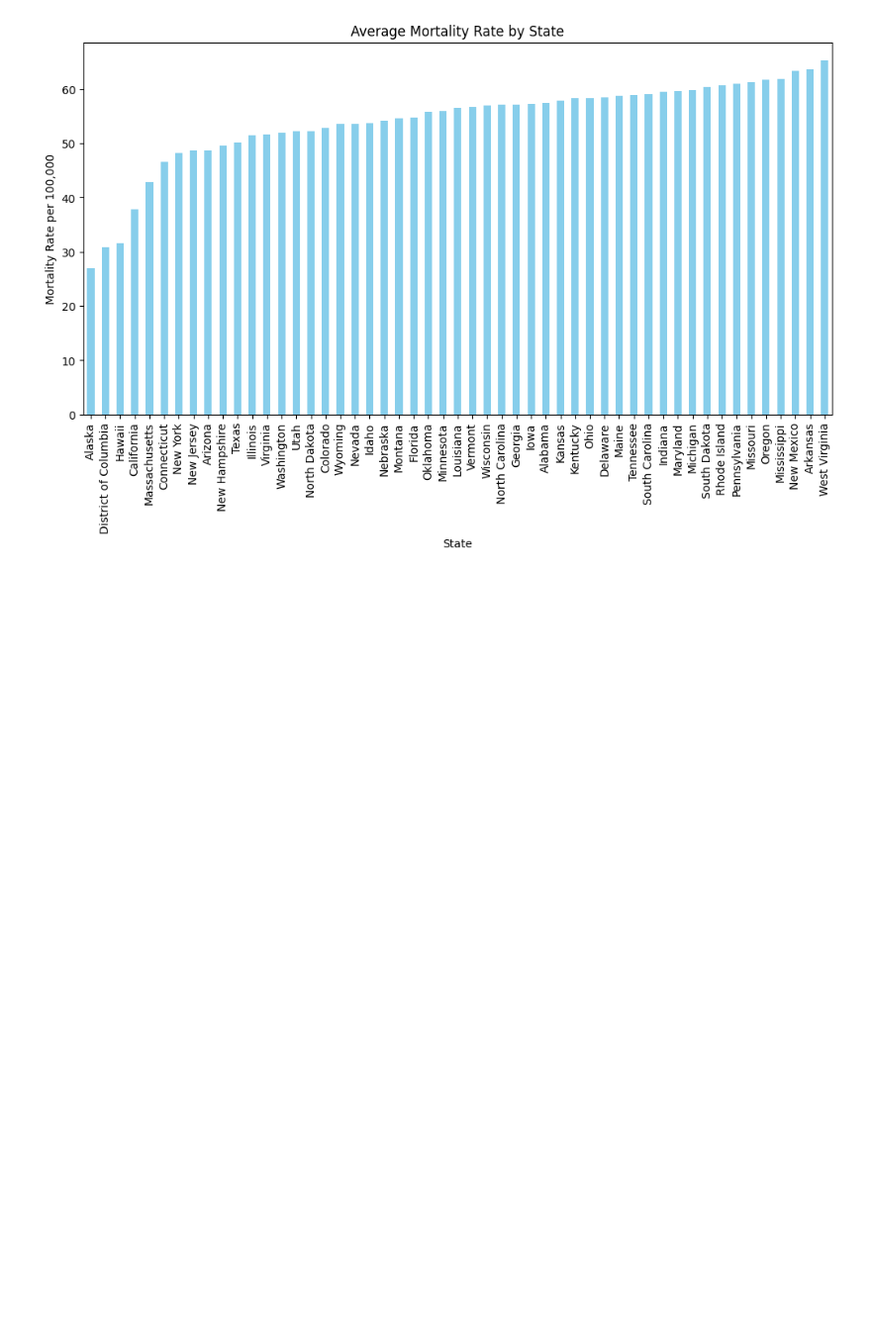
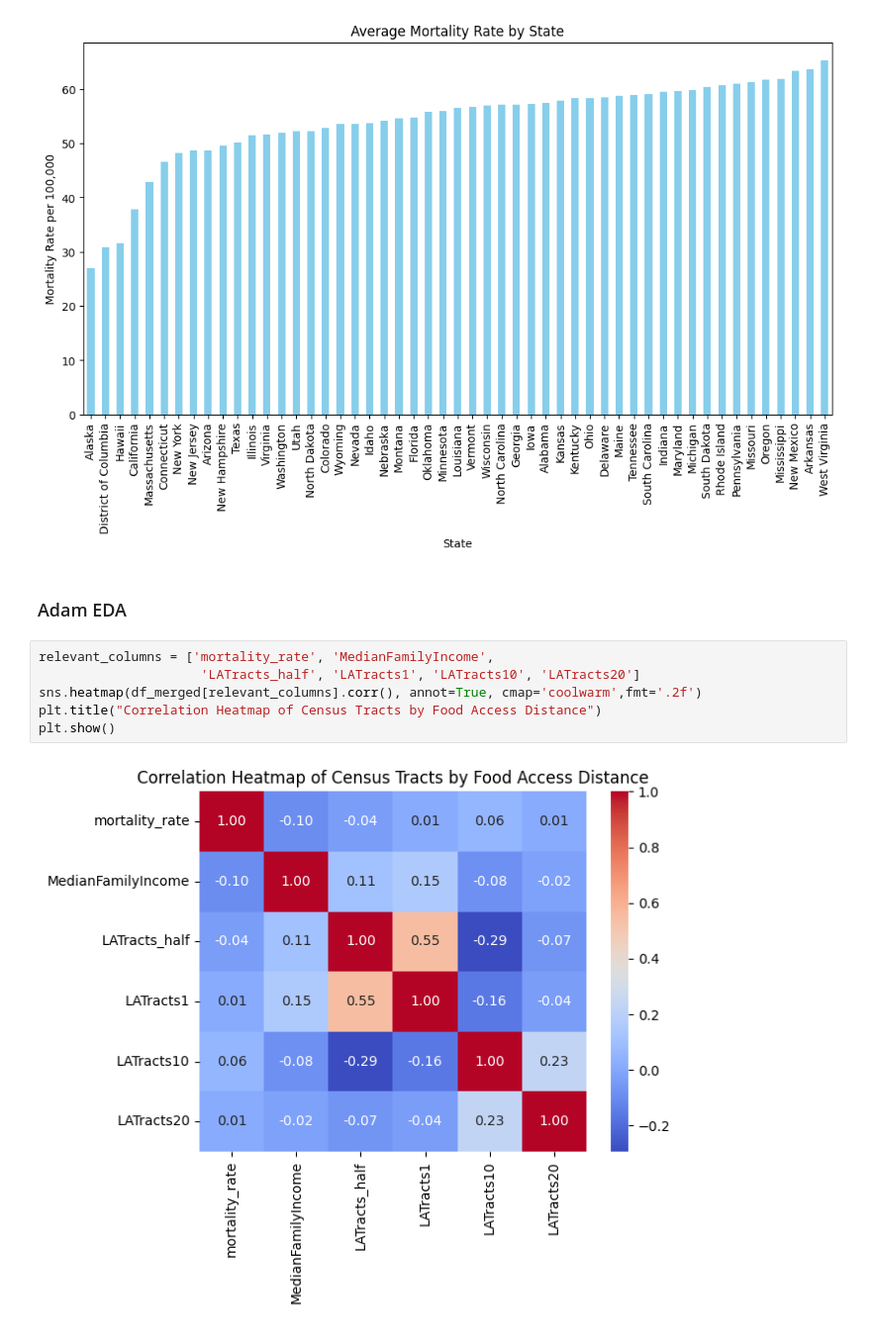
Before and after one commit to marklee4823/math189_project, a Jupyter notebook: Notebook.ipynb, the cells around one changed output. Shown at 99% size. Cells and saved outputs as stored; diff of their text form; blank space fills up the shorter version.

Commit message:
Added More EDA exploring the distribution of some col and seeing if some corr were statistically significant

```diff
--- a/Notebook.ipynb
+++ b/Notebook.ipynb
@@ -268,3 +272,13 @@ plt.xticks(rotation=90)
 plt.show()
 # %% [output]
 [figure]
+# %% [markdown]
+### Adam EDA
+# %%
+relevant_columns = ['mortality_rate', 'MedianFamilyIncome',
+                     'LATracts_half', 'LATracts1', 'LATracts10', 'LATracts20']
+sns.heatmap(df_merged[relevant_columns].corr(), annot=True, cmap='coolwarm',fmt='.2f')
+plt.title("Correlation Heatmap of Census Tracts by Food Access Distance")
+plt.show()
+# %% [output]
+[figure, added]
```
Also changed, not shown: parts of 10 cells of this notebook, 1 other file.
